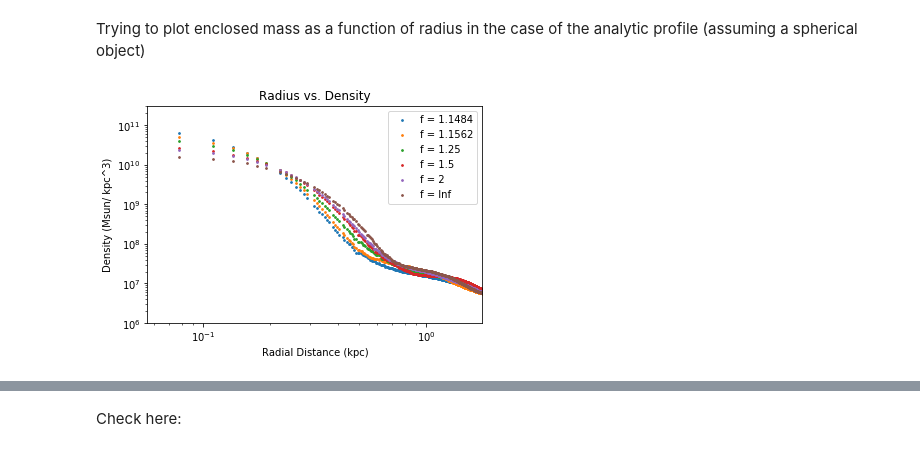
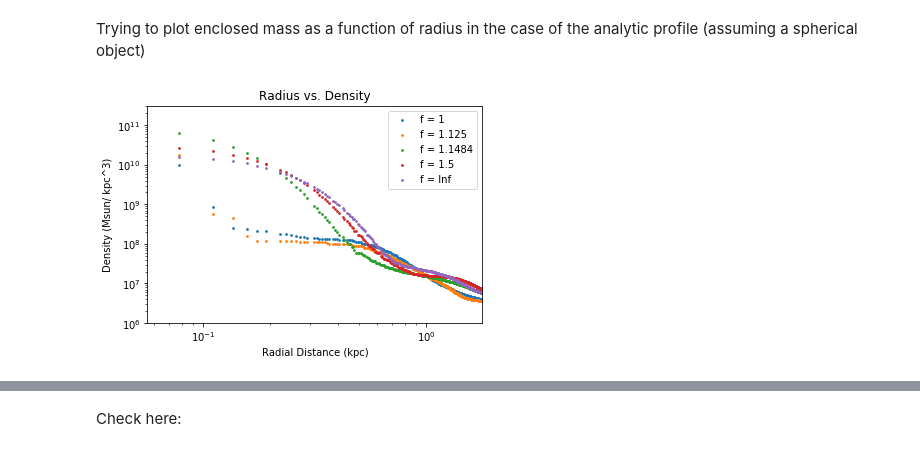
Before and after one commit to mnotis/FDM2020, a Jupyter notebook: Radial Profile.ipynb, the cells around one changed output, grey strips where cells are left out. Drawn from its saved outputs; the diff is of its cells as text; code cells hidden in the pictures.

Commit message:
new graphics

```diff
--- a/Radial Profile.ipynb
+++ b/Radial Profile.ipynb
@@ -460,9 +479,9 @@ plt.savefig('/mnt/c/Users/Noah Notis/Dropbox/USRP2020_Noah/src/FDM2020/rad_files
 #plotting radial profiles of different densities
 
 #naming file paths
-#path1 = '/mnt/c/Users/Noah Notis/Dropbox/USRP2020_Noah/src/FDM2020/rad_files/f1L20T4n400r256/radial0400.h5'
+path1 = '/mnt/c/Users/Noah Notis/Dropbox/USRP2020_Noah/src/FDM2020/rad_files/f1L20T4n400r256/radial0400.h5'
 #path10625 = '/mnt/c/Users/Noah Notis/Dropbox/USRP2020_Noah/src/FDM2020/rad_files/f1.0625L20T4n40r256/radial0040.h5'
-#path1125 = '/mnt/c/Users/Noah Notis/Dropbox/USRP2020_Noah/src/FDM2020/rad_files/f1.125L20T4n40r256/radial0040.h5'
+path1125 = '/mnt/c/Users/Noah Notis/Dropbox/USRP2020_Noah/src/FDM2020/rad_files/f1.125L20T4n40r256/radial0040.h5'
 #path11406 = '/mnt/c/Users/Noah Notis/Dropbox/USRP2020_Noah/src/FDM2020/rad_files/f1.1406L20T4n40r256/radial0040.h5'
 path11484 = '/mnt/c/Users/Noah Notis/Dropbox/USRP2020_Noah/src/FDM2020/rad_files/f1.1484L20T4n40r256/radial0040.h5'
 path11562 = '/mnt/c/Users/Noah Notis/Dropbox/USRP2020_Noah/src/FDM2020/rad_files/f1.1562L20T4n40r256/radial0040.h5'
@@ -475,9 +494,9 @@ path4 = '/mnt/c/Users/Noah Notis/Dropbox/USRP2020_Noah/src/FDM2020/rad_files/f4L
 pathInf ='/mnt/c/Users/Noah Notis/Dropbox/USRP2020_Noah/src/FDM2020/rad_files/fInfL20T4n400r256/rad_filesradial0400.h5'
 
 #opening files and assigning to arrays
-#hf1 = h5py.File(path1, 'r')
+hf1 = h5py.File(path1, 'r')
 #hf10625 = h5py.File(path10625, 'r')
-#hf1125 = h5py.File(path1125, 'r')
+hf1125 = h5py.File(path1125, 'r')
 #hf11406 = h5py.File(path11406, 'r')
 hf11484 = h5py.File(path11484, 'r')
 hf11562 = h5py.File(path11562, 'r')
@@ -489,14 +508,14 @@ hf2 = h5py.File(path2, 'r')
 hf4 = h5py.File(path4, 'r')
 hfInf = h5py.File(pathInf, 'r')
 
-#dist1 = np.array(hf1['distances'])
-#dens1 = np.array(hf1['densities'])
+dist1 = np.array(hf1['distances'])
+dens1 = np.array(hf1['densities'])
 
 #dist10625 = np.array(hf10625['distances'])
 #dens10625 = np.array(hf10625['densities'])
 
-#dist1125 = np.array(hf1125['distances'])
-#dens1125 = np.array(hf1125['densities'])
+dist1125 = np.array(hf1125['distances'])
+dens1125 = np.array(hf1125['densities'])
 
 #dist11406 = np.array(hf11406['distances'])
 #dens11406 = np.array(hf11406['densities'])
@@ -524,40 +543,40 @@ dens2 = np.array(hf2['densities'])
 
 dist4 = np.array(hf4['distances'])
 dens4 = np.array(hf4['densities'])
 
 distInf = np.array(hfInf['distances'])
 densInf = np.array(hfInf['densities'])
 
-#plt.scatter(dist1, dens1, s = 0.25)
+plt.scatter(dist1, dens1, s = 3)
 #plt.scatter(dist10625, dens10625, s = 0.25)
-#plt.scatter(dist1125, dens1125, s = 0.25)
+plt.scatter(dist1125, dens1125, s = 3)
 #plt.scatter(dist11406, dens11406, s = 0.25)
 plt.scatter(dist11484, dens11484, s = 3)
-plt.scatter(dist11562, dens11562, s = 3)
+#plt.scatter(dist11562, dens11562, s = 3)
 #plt.scatter(dist11875, dens11875, s = 3)
-plt.scatter(dist125, dens125, s = 3)
+#plt.scatter(dist125, dens125, s = 3)
 plt.scatter(dist15, dens15, s = 3)
 #plt.scatter(dist175, dens175, s = 3)
-plt.scatter(dist2, dens2, s = 3)
+#plt.scatter(dist2, dens2, s = 3)
 #plt.scatter(dist4, dens4, s = 3)
 plt.scatter(distInf, densInf, s = 3)
 
 plt.xscale('log')
 plt.yscale('log')
 plt.xlabel('Radial Distance (kpc)')
 plt.ylabel('Density (Msun / (kpc)^3)')
 plt.title('Radial Distance vs. Density')
 plt.ylim(10**6, 10**(11.5))
 plt.xlim(10**(-1.25), 10**(0.25))
 
 plt.xlabel('Radial Distance (kpc)')
 plt.ylabel('Density (Msun/ kpc^3)')
 plt.title('Radius vs. Density')
-plt.legend(['f = 1.1484', 'f = 1.1562', 'f = 1.25', 'f = 1.5', 'f = 2', 'f = Inf'])
+plt.legend(['f = 1', 'f = 1.125', 'f = 1.1484', 'f = 1.5', 'f = Inf'])
 
 plt.savefig('/mnt/c/Users/Noah Notis/Dropbox/USRP2020_Noah/src/FDM2020/rad_files/f_r256_uncollapsed.png', dpi = 200)
 # %% [output]
-[figure, old version]
+[figure, new version]
 # %%
 def getcusp(num):
     return
```
Also changed, not shown: parts of 2 cells of this notebook, 2 other files.
